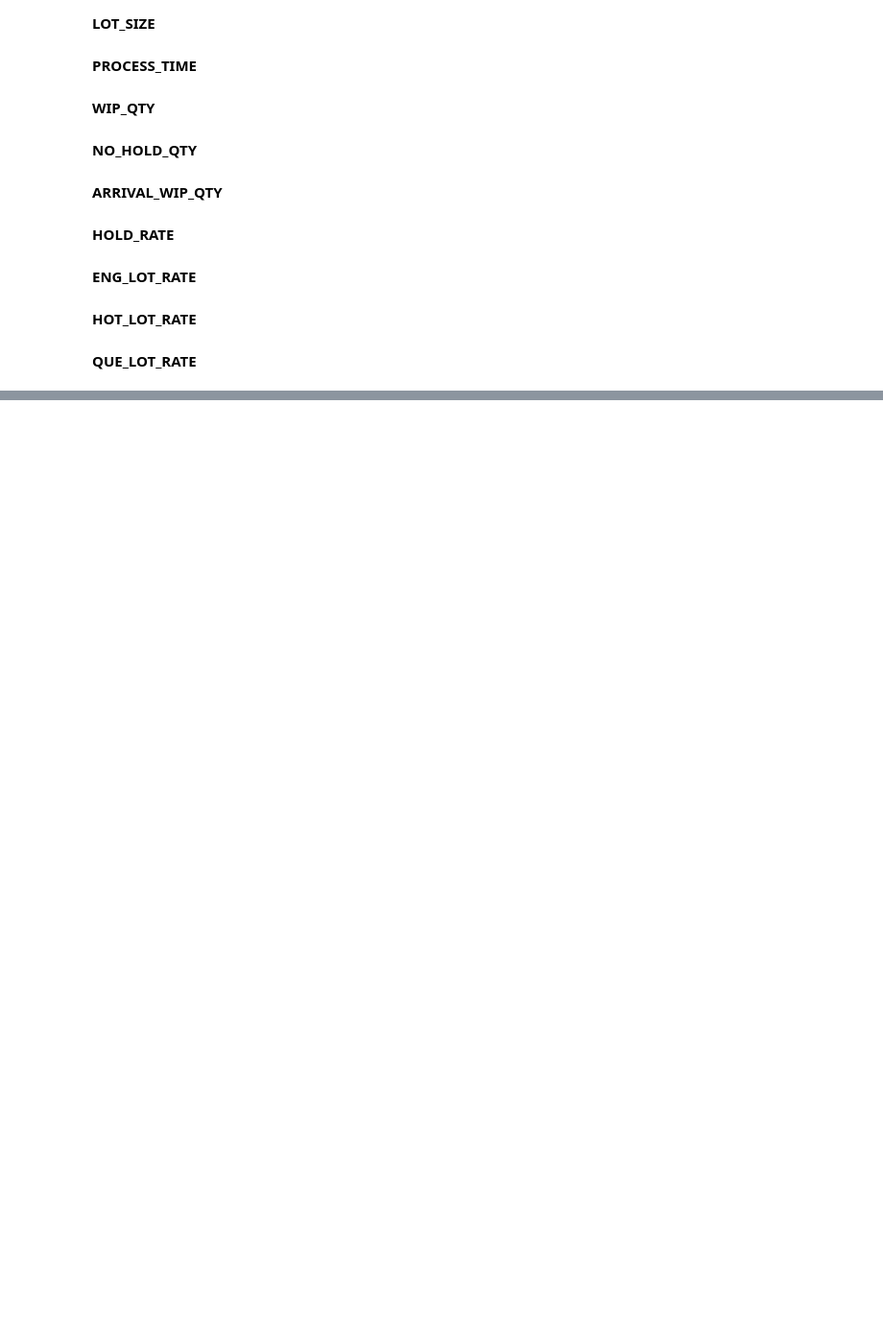
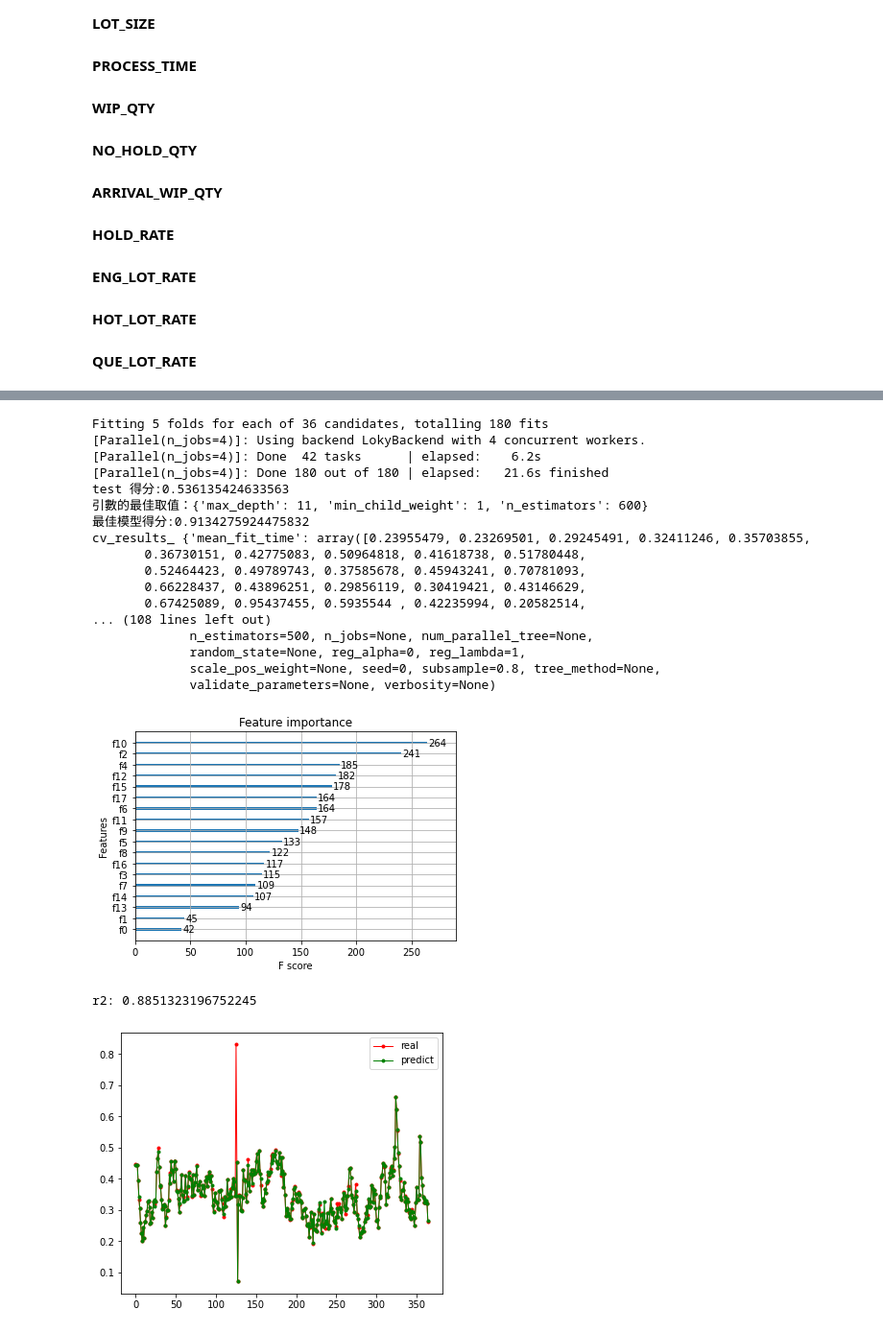
Before and after one commit to lokcyi/AI, a Jupyter notebook: MPS/MPS_EDA.ipynb, the cells around one changed output, grey strips where cells are left out. Shown: that part at 96% size. Saved outputs shown, nothing was run; the diff lists cells and outputs as text; code cells hidden in the pictures; blank space fills up the shorter version.

```diff
--- a/MPS/MPS_EDA.ipynb
+++ b/MPS/MPS_EDA.ipynb
@@ -27,3 +310,24 @@ def iqrfilter(df, colname, bounds = [.25, .75]):
+# %%
+def testXG(df):
+    X_test,y_test = preHandleDat(df,False)
+    # print(X_test)
+    #print(X_test,y_test)
+    df_result=df.copy(deep=False)
+    loaded_model = joblib.load('XG_model')
+    y_predict = loaded_model.predict(X_test)
+    df_result['predict'] = y_predict
+
+    loaded_model.score(X_test, y_test)
+    print("r2:", loaded_model.score(X_test, y_test))
+
+    # y_test real 与 y_predict的可视化
+    plt.figure(figsize=(6, 5))# 设置图片尺寸
+    t = np.arange(len(X_test))# 创建t变量
+    plt.plot(t, y_test, 'r', linewidth=1, marker='.', label='real') # 绘制y_test曲线
+    plt.plot(t, y_predict, 'g', linewidth=1, marker='.', label='predict') # 绘制predict曲线
+    plt.legend()
+    plt.savefig('./Result/XGtest2.png')
+    return df_result
 # %% [markdown]
 ### normalize 釋義:是否對數據進行標準化處理
 設置:bool型,可選,默認False,建議將標準化的工作放在訓練模型之前,通過設置sklearn.preprocessing.StandardScaler來實現，而在此處設置為false 當fit_intercept設置為false的時候，這個參數會被自動忽略。如果為True,回歸器會標準化輸入參數：減去平均值，並且除以相應的二範數
@@ -44,8 +348,8 @@ def trainLR(df):
     X,Y = preHandleDat(df,True)
 
     #拆分train validation set
-    X_train, X_test,y_train,y_test = train_test_split(X,Y,test_size =0.001,random_state=587)
-    model = LinearRegression(fit_intercept=False, normalize=False, copy_X=False) #fit_intercept=False
+    X_train, X_test,y_train,y_test = train_test_split(X,Y,test_size =0.05,random_state=587)
+    model = LinearRegression(fit_intercept=True, normalize=True, copy_X=False) #fit_intercept=False
 
     model.fit(X_train, y_train)
     y_predict = model.predict(X_test)
@@ -443,0 +762,25 @@ r2: 0.9110818457792016
+# %%
+ trainXG(df_train1)
+ def_result = testXG(df_train1)
+#  def_result['acc'] = (1- abs((def_result['predict'] - def_result['TRCT'])/def_result['TRCT'] ))   def_result['acc'].sum()/def_result.shape[0]
+# %% [output]
+Fitting 5 folds for each of 36 candidates, totalling 180 fits
+[Parallel(n_jobs=4)]: Using backend LokyBackend with 4 concurrent workers.
+[Parallel(n_jobs=4)]: Done  42 tasks      | elapsed:    6.2s
+[Parallel(n_jobs=4)]: Done 180 out of 180 | elapsed:   21.6s finished
+test 得分:0.536135424633563
+引數的最佳取值：{'max_depth': 11, 'min_child_weight': 1, 'n_estimators': 600}
+最佳模型得分:0.9134275924475832
+cv_results_ {'mean_fit_time': array([0.23955479, 0.23269501, 0.29245491, 0.32411246, 0.35703855,
+       0.36730151, 0.42775083, 0.50964818, 0.41618738, 0.51780448,
+       0.52464423, 0.49789743, 0.37585678, 0.45943241, 0.70781093,
+       0.66228437, 0.43896251, 0.29856119, 0.30419421, 0.43146629,
+       0.67425089, 0.95437455, 0.5935544 , 0.42235994, 0.20582514,
+... (108 lines left out)
+             n_estimators=500, n_jobs=None, num_parallel_tree=None,
+             random_state=None, reg_alpha=0, reg_lambda=1,
+             scale_pos_weight=None, seed=0, subsample=0.8, tree_method=None,
+             validate_parameters=None, verbosity=None)
+[figure, added]
+r2: 0.8851323196752245
+[figure, added]
```
Also changed, not shown: parts of 24 cells of this notebook, 1 other file.
